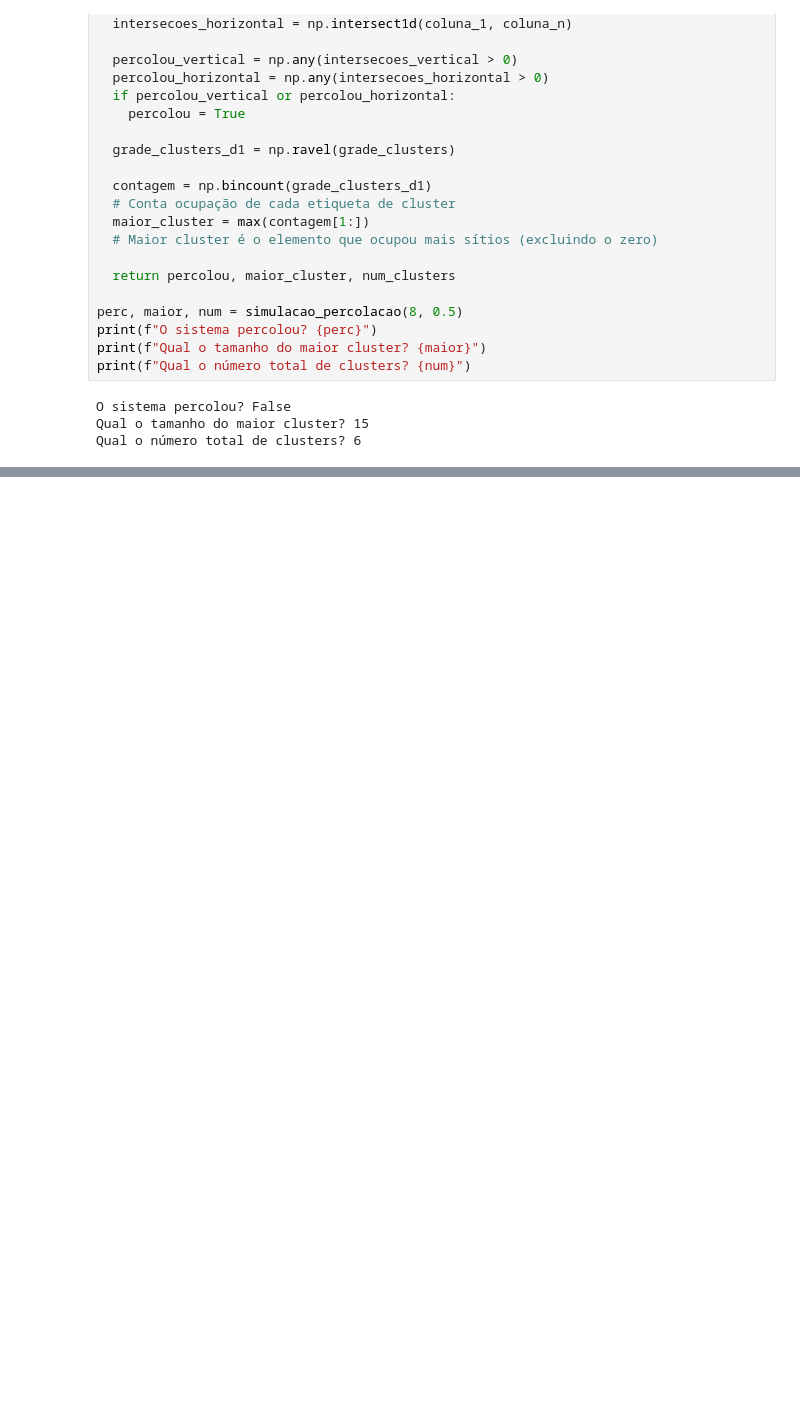
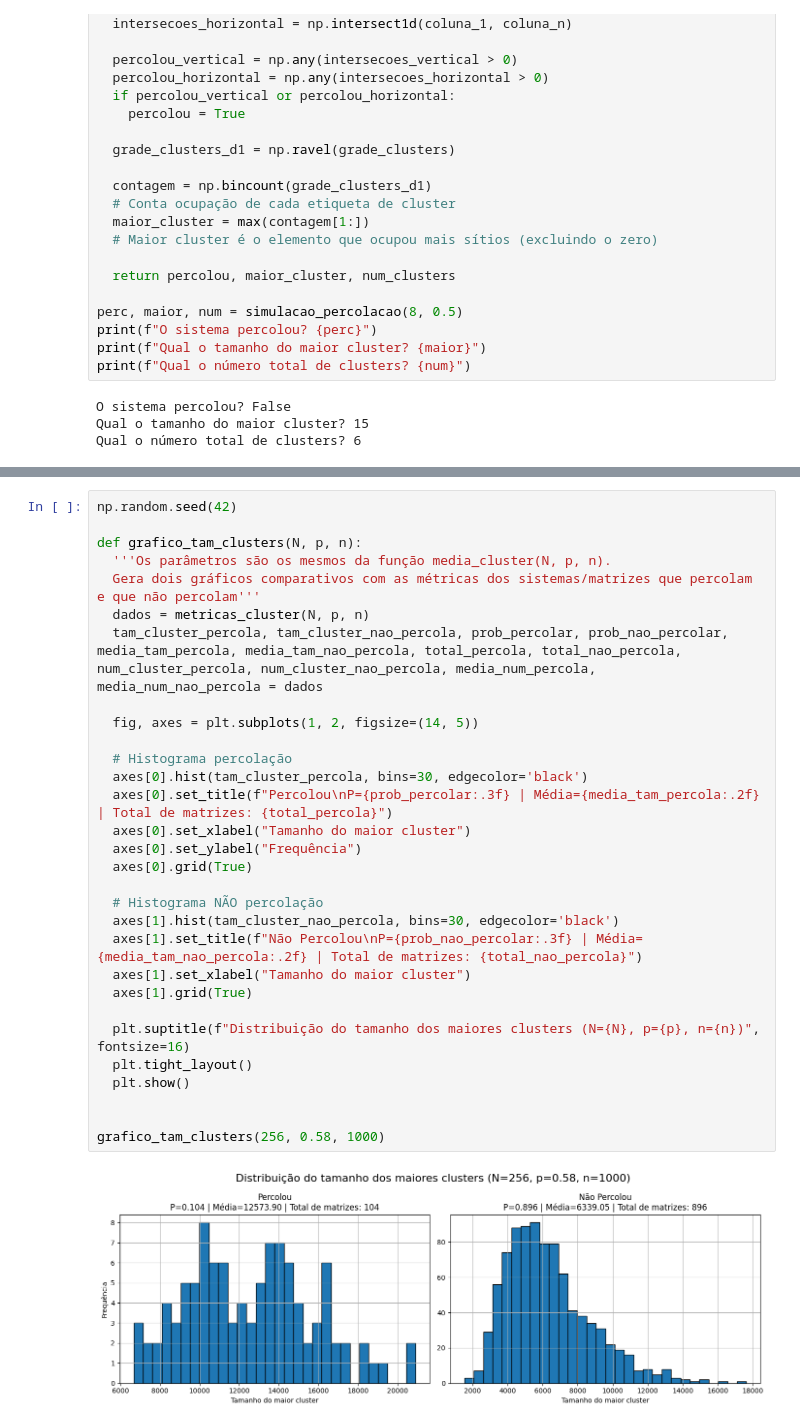
Before and after one commit to nicolassantm/projeto-percolacao-progestat, a Jupyter notebook: prototipo_scipy_ndimage.ipynb, the cells around one changed output, grey strips where cells are left out. Drawn from its saved outputs; the diff is of its cells as text; blank space fills up the shorter version.

Commit message:
Update gráficos

```diff
--- a/prototipo_scipy_ndimage.ipynb
+++ b/prototipo_scipy_ndimage.ipynb
@@ -167,0 +91,32 @@ grafico_total_clusters(256, 0.58, 1000)
+# %%
+np.random.seed(42)
+
+def grafico_tam_clusters(N, p, n):
+  '''Os parâmetros são os mesmos da função media_cluster(N, p, n).
+  Gera dois gráficos comparativos com as métricas dos sistemas/matrizes que percolam e que não percolam'''
+  dados = metricas_cluster(N, p, n)
+  tam_cluster_percola, tam_cluster_nao_percola, prob_percolar, prob_nao_percolar, media_tam_percola, media_tam_nao_percola, total_percola, total_nao_percola, num_cluster_percola, num_cluster_nao_percola, media_num_percola, media_num_nao_percola = dados
+
+  fig, axes = plt.subplots(1, 2, figsize=(14, 5))
+
+  # Histograma percolação
+  axes[0].hist(tam_cluster_percola, bins=30, edgecolor='black')
+  axes[0].set_title(f"Percolou\nP={prob_percolar:.3f} | Média={media_tam_percola:.2f} | Total de matrizes: {total_percola}")
+  axes[0].set_xlabel("Tamanho do maior cluster")
+  axes[0].set_ylabel("Frequência")
+  axes[0].grid(True)
+
+  # Histograma NÃO percolação
+  axes[1].hist(tam_cluster_nao_percola, bins=30, edgecolor='black')
+  axes[1].set_title(f"Não Percolou\nP={prob_nao_percolar:.3f} | Média={media_tam_nao_percola:.2f} | Total de matrizes: {total_nao_percola}")
+  axes[1].set_xlabel("Tamanho do maior cluster")
+  axes[1].grid(True)
+
+  plt.suptitle(f"Distribuição do tamanho dos maiores clusters (N={N}, p={p}, n={n})", fontsize=16)
+  plt.tight_layout()
+  plt.show()
+
+
+grafico_tam_clusters(256, 0.58, 1000)
+# %% [output]
+[figure, added]
```
Also changed, not shown: parts of 5 cells of this notebook.
